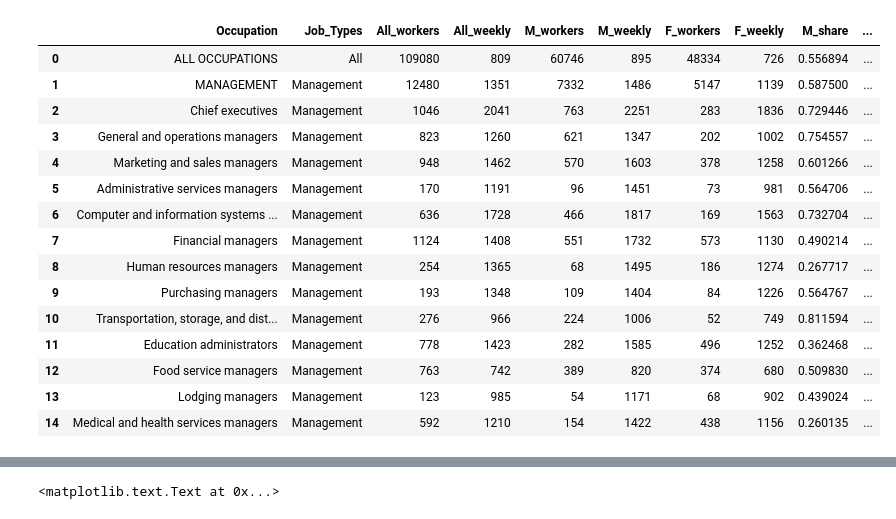
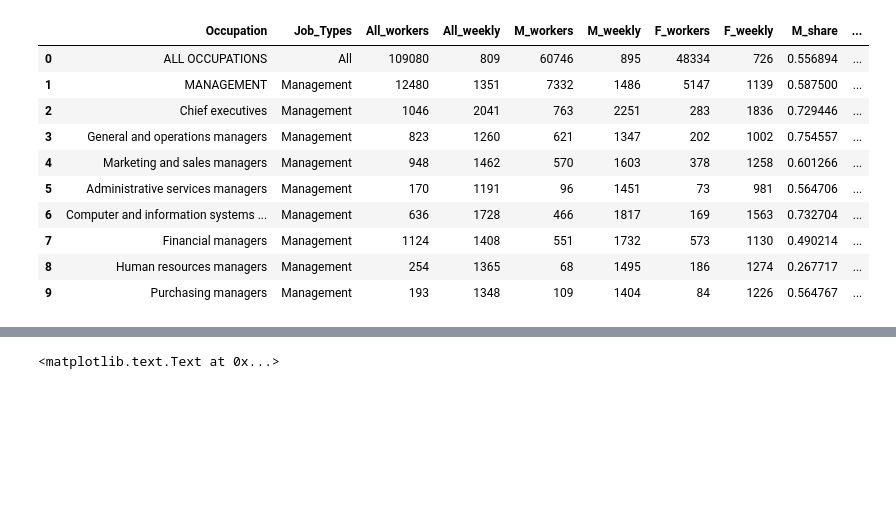
Before and after one commit to oddinigwe/us_income_gap, a Jupyter notebook: US INCOME GAP.ipynb, the cells around one changed output, grey strips where cells are left out. Cells and saved outputs as stored; diff of their text form; code cells hidden in the pictures; blank space fills up the shorter version.

```diff
--- a/US INCOME GAP.ipynb
+++ b/US INCOME GAP.ipynb
@@ -26,40 +26,35 @@ df = pd.read_csv('C:\\Users\\oddin\\Desktop\\US_Income\\inc_occ_gender.csv')
 df = df[~(df.M_weekly == 'Na')]
 df = df[~(df.F_weekly == 'Na')]
 
 df['M_weekly'] = df.M_weekly.apply(lambda x: int(x))
 df['F_weekly'] = df.F_weekly.apply(lambda x: int(x))
 df['M_workers'] = df.M_workers.apply(lambda x: int(x))
 df['F_workers'] = df.F_workers.apply(lambda x: int(x))
 df['All_weekly'] = df.All_weekly.apply(lambda x: int(x))
 df['All_workers'] = df.All_workers.apply(lambda x: int(x))
 df['M_share'] = df.M_workers/df.All_workers
 df['F_share'] = df.F_workers/df.All_workers
 df['non_weighted_all_weekly'] = (df.M_weekly + df.F_weekly)/2
 df['Gap'] = df.M_weekly - df.F_weekly
 df['Ratio'] = df.F_weekly/df.M_weekly
 df['Ratio_of_workers'] = df.F_workers/df.M_workers
 
 df = df.reset_index(drop = True)
 
-# Show the first 15 rows of the dataset
-df.head(15)
+# Show the first 10 rows of the dataset
+df.head(10)
 # %% [output]
 |  | Occupation | Job_Types | All_workers | All_weekly | M_workers | M_weekly | F_workers | F_weekly | M_share | ... |
 | 0 | ALL OCCUPATIONS | All | 109080 | 809 | 60746 | 895 | 48334 | 726 | 0.556894 | ... |
 | 1 | MANAGEMENT | Management | 12480 | 1351 | 7332 | 1486 | 5147 | 1139 | 0.587500 | ... |
 | 2 | Chief executives | Management | 1046 | 2041 | 763 | 2251 | 283 | 1836 | 0.729446 | ... |
 | 3 | General and operations managers | Management | 823 | 1260 | 621 | 1347 | 202 | 1002 | 0.754557 | ... |
 | 4 | Marketing and sales managers | Management | 948 | 1462 | 570 | 1603 | 378 | 1258 | 0.601266 | ... |
 | 5 | Administrative services managers | Management | 170 | 1191 | 96 | 1451 | 73 | 981 | 0.564706 | ... |
 | 6 | Computer and information systems ... | Management | 636 | 1728 | 466 | 1817 | 169 | 1563 | 0.732704 | ... |
 | 7 | Financial managers | Management | 1124 | 1408 | 551 | 1732 | 573 | 1130 | 0.490214 | ... |
 | 8 | Human resources managers | Management | 254 | 1365 | 68 | 1495 | 186 | 1274 | 0.267717 | ... |
 | 9 | Purchasing managers | Management | 193 | 1348 | 109 | 1404 | 84 | 1226 | 0.564767 | ... |
-| 10 | Transportation, storage, and dist... | Management | 276 | 966 | 224 | 1006 | 52 | 749 | 0.811594 | ... |
-| 11 | Education administrators | Management | 778 | 1423 | 282 | 1585 | 496 | 1252 | 0.362468 | ... |
-| 12 | Food service managers | Management | 763 | 742 | 389 | 820 | 374 | 680 | 0.509830 | ... |
-| 13 | Lodging managers | Management | 123 | 985 | 54 | 1171 | 68 | 902 | 0.439024 | ... |
-| 14 | Medical and health services managers | Management | 592 | 1210 | 154 | 1422 | 438 | 1156 | 0.260135 | ... |
 # %%
 # to count the frequency of values for job types
 df["Job_Types"].value_counts()
```
Also changed, not shown: 10 other files.
